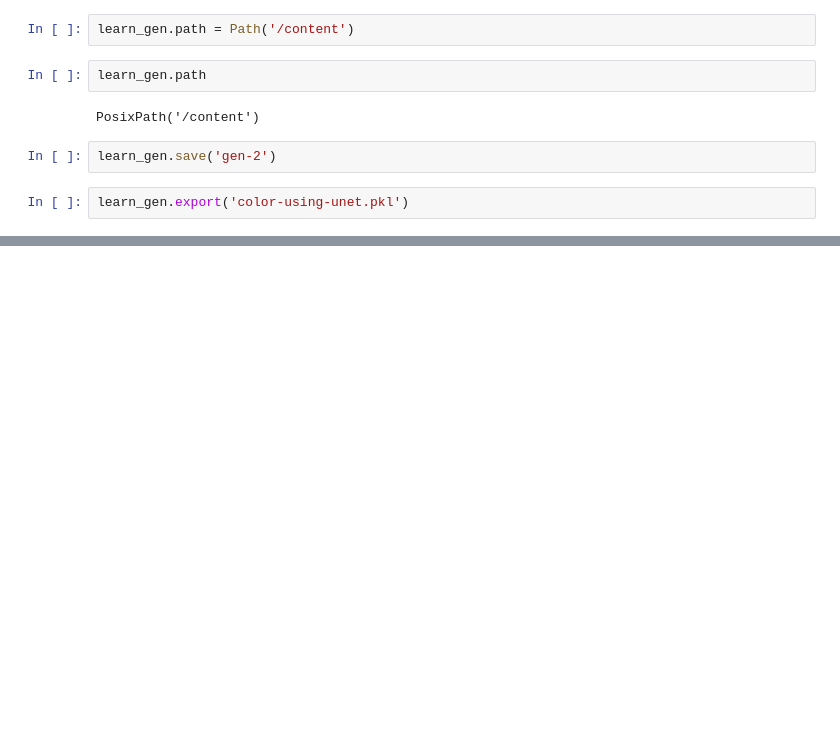
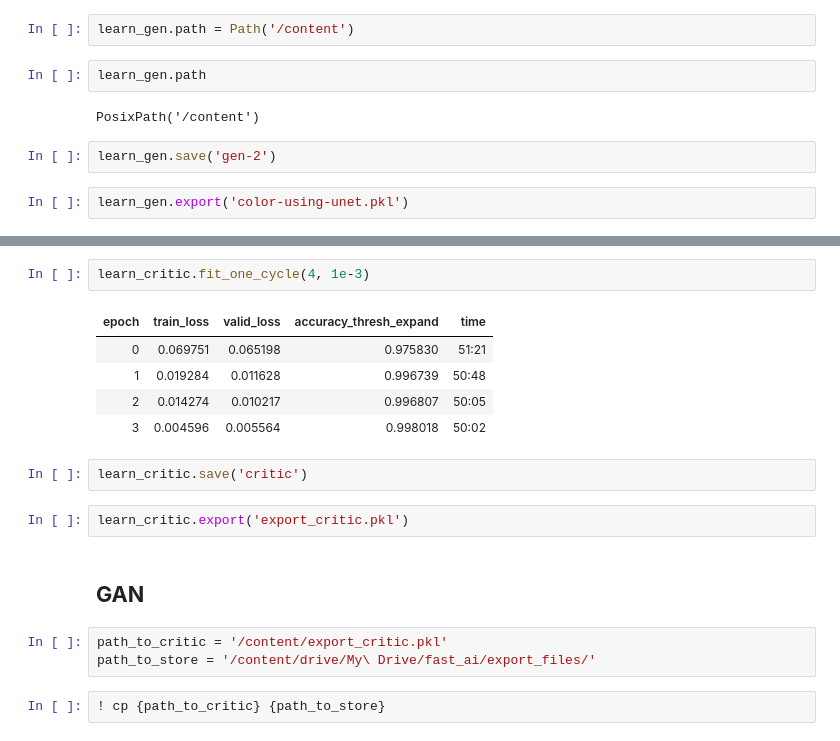
Before and after one commit to Achilles107/gan-for-coloring-images, a Jupyter notebook: GANManga.ipynb, the cells around one changed output, grey strips where cells are left out. Cells and saved outputs as stored; diff of their text form; blank space fills up the shorter version.

```diff
--- a/GANManga.ipynb
+++ b/GANManga.ipynb
@@ -141,0 +203,19 @@ learn_gen.export('color-using-unet.pkl')
+# %%
+learn_critic.fit_one_cycle(4, 1e-3)
+# %% [output]
+| epoch | train_loss | valid_loss | accuracy_thresh_expand | time |
+| 0 | 0.069751 | 0.065198 | 0.975830 | 51:21 |
+| 1 | 0.019284 | 0.011628 | 0.996739 | 50:48 |
+| 2 | 0.014274 | 0.010217 | 0.996807 | 50:05 |
+| 3 | 0.004596 | 0.005564 | 0.998018 | 50:02 |
+# %%
+learn_critic.save('critic')
+# %%
+learn_critic.export('export_critic.pkl')
+# %% [markdown]
+## **GAN**
+# %%
+path_to_critic = '/content/export_critic.pkl'
+path_to_store = '/content/drive/My\ Drive/fast_ai/export_files/'
+# %%
+! cp {path_to_critic} {path_to_store}
```
Also changed, not shown: parts of 20 cells of this notebook.
